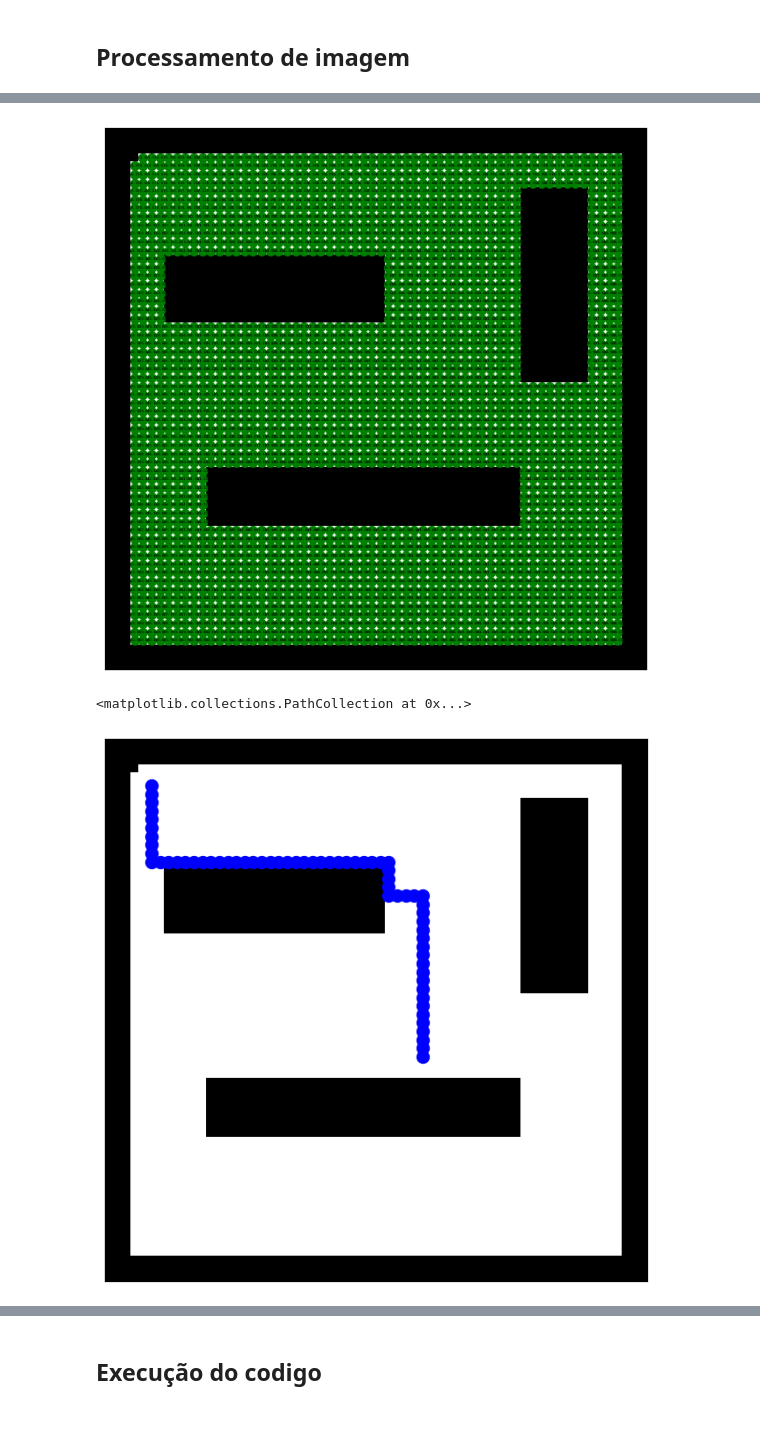
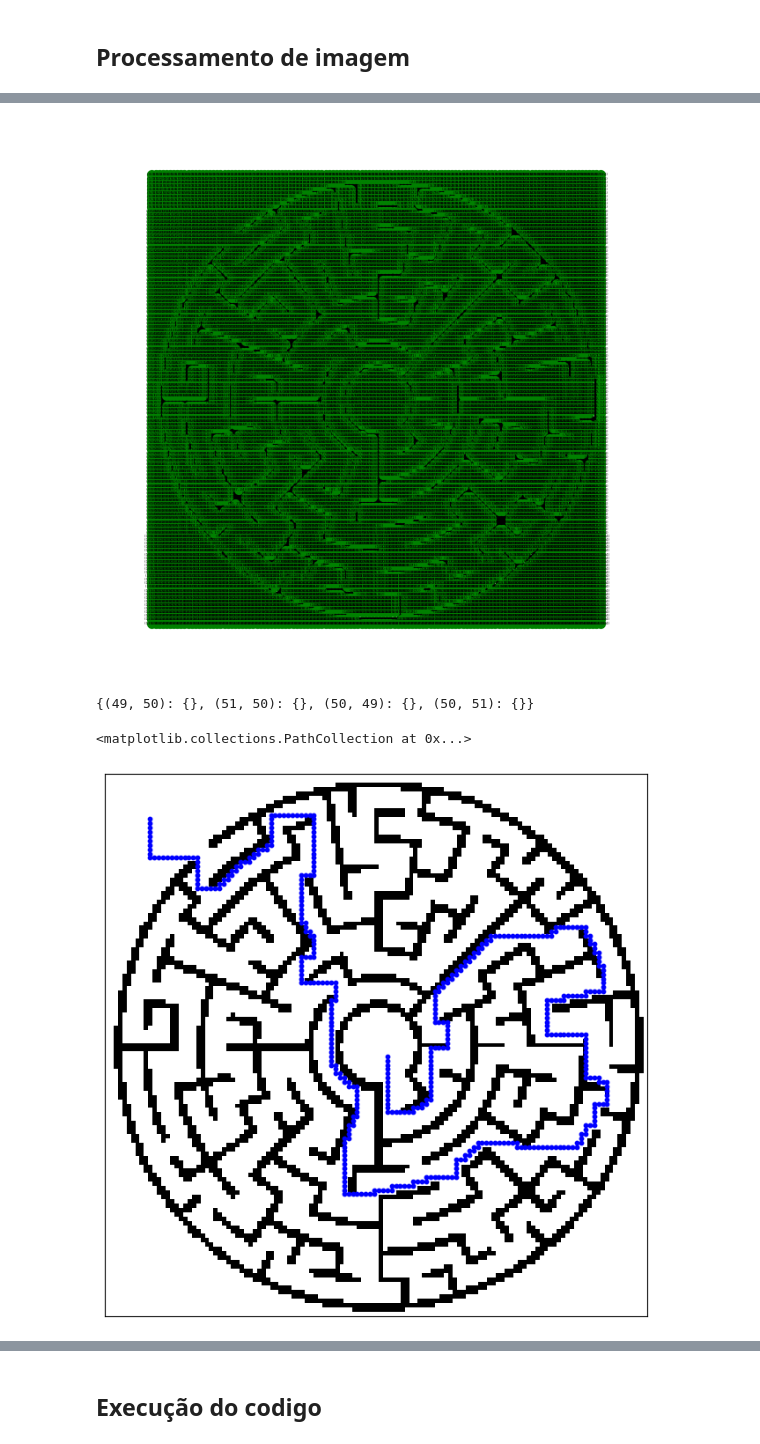
Before and after one commit to rafaelos134/RoboticaMovel, a Jupyter notebook: tp2/src/1_Roadmap/main_Roadmap.ipynb, the cells around one changed output, grey strips where cells are left out. Drawn from its saved outputs; the diff is of its cells as text; code cells hidden in the pictures.

```diff
--- a/tp2/src/1_Roadmap/main_Roadmap.ipynb
+++ b/tp2/src/1_Roadmap/main_Roadmap.ipynb
@@ -26,8 +30,12 @@ fig = plt.figure(figsize=(8,8), dpi=100)
 ax = fig.add_subplot(111, aspect='equal')
 
 # Invertendo os valores para visualização (Branco - 0, Preto - 1)
-img = 1 - mpimg.imread('../mapas_meus/teste1_invertido.png')
-#img = 1 - mpimg.imread('img/maze.png')
+img = mpimg.imread('../mapas_meus/circular_maze.png').astype(float)
+
+if img.ndim == 3:
+    img = img[:, :, 0]
+
+img = 1 - img
 
 # Apenas para garantir que só teremos esses dois valores
 threshold = 0.5
@@ -41,12 +49,12 @@ ax.imshow(img, cmap='Greys', origin='upper')
 # %%
 # Dimensões do mapa informado em metros (X, Y)
-map_dims = np.array([64, 64]) # Cave
+map_dims = np.array([1258, 1259]) # Cave
 
 # Escala Pixel/Metro
 sy, sx = img.shape[:2] / map_dims
 
 # Tamanho da célula do nosso Grid (em metros)
-cell_size = 1
+cell_size = 10
 
 rows, cols = (map_dims / cell_size).astype(int)
 grid = np.zeros((rows, cols))
@@ -125,24 +133,28 @@ ax.set_yticks(np.arange(0, map_dims[0]+1, cell_size))
 pos = {node:(node[1]*cell_size+cell_size/2, map_dims[0]-node[0]*cell_size-cell_size/2) for node in G.nodes()}
 nx.draw(G, pos, font_size=3, with_labels=True, node_size=50, node_color="g", ax=ax)
 # %% [output]
-[figure, old version]
+[figure, new version]
+# %%
+print(G[50,50])
+# %% [output]
+{(49, 50): {}, (51, 50): {}, (50, 49): {}, (50, 51): {}}
 # %%
 # Finalmente podemos determinar o menor caminho entre duas células
 # ATENÇÃO para o Sistema de Coordenadas -- relação Índice do grid e Posição no mundo
 
-start_node =  (5, 5)
-end_node = (37, 37)
+start_node =  (65, 65)
+end_node = (10, 10)
 
 
 fig = plt.figure(figsize=(8,8), dpi=100)
 ax = fig.add_subplot(111, aspect='equal')
 
 # Mapa
 obj = ax.imshow(grid, cmap='Greys', extent=(0, map_dims[1], 0,map_dims[0]))
 
 # Caminho
 path = nx.shortest_path(G, source=start_node, target=end_node)
-nx.draw_networkx_nodes(G, pos, nodelist=path, node_size=100, node_color='b')
+nx.draw_networkx_nodes(G, pos, nodelist=path, node_size=10, node_color='b')
 # %% [output]
 <matplotlib.collections.PathCollection at 0x...>
-[figure, old version]
+[figure, new version]
```
Also changed, not shown: parts of 12 cells of this notebook, 15 other files.
